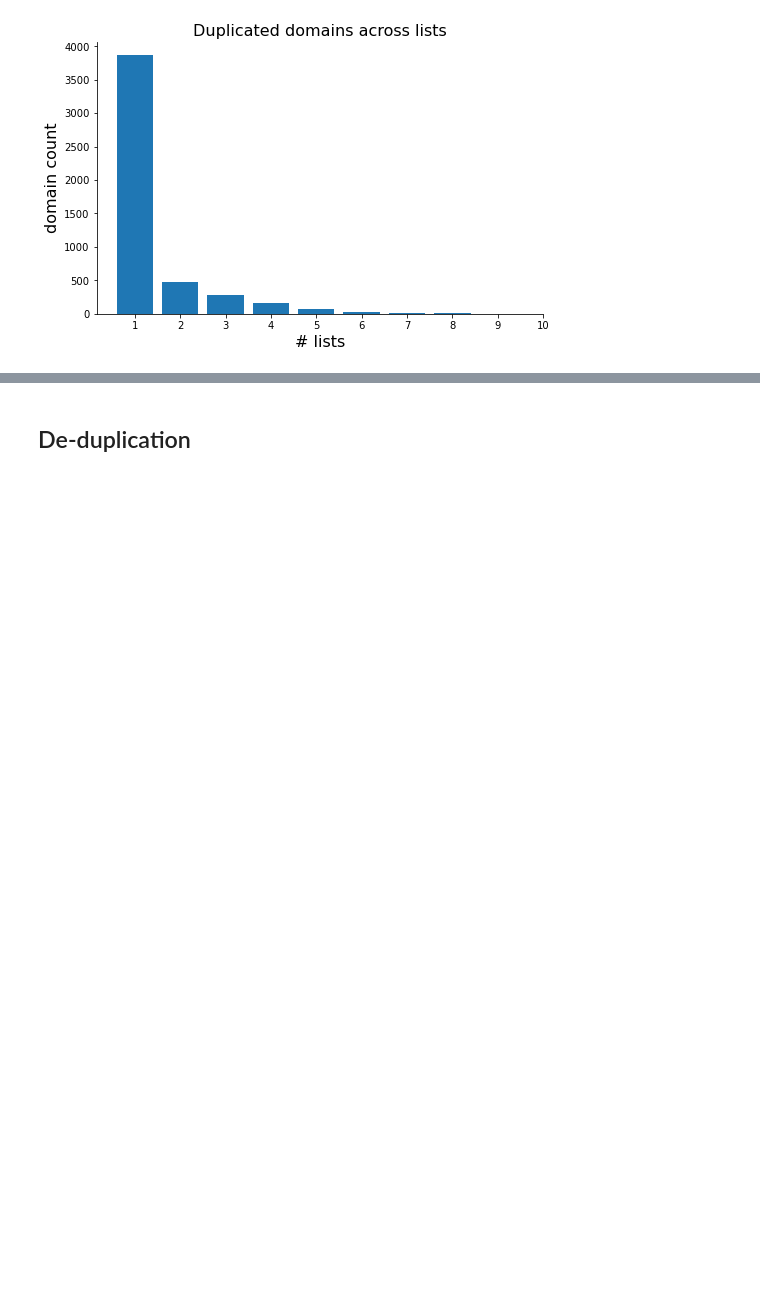
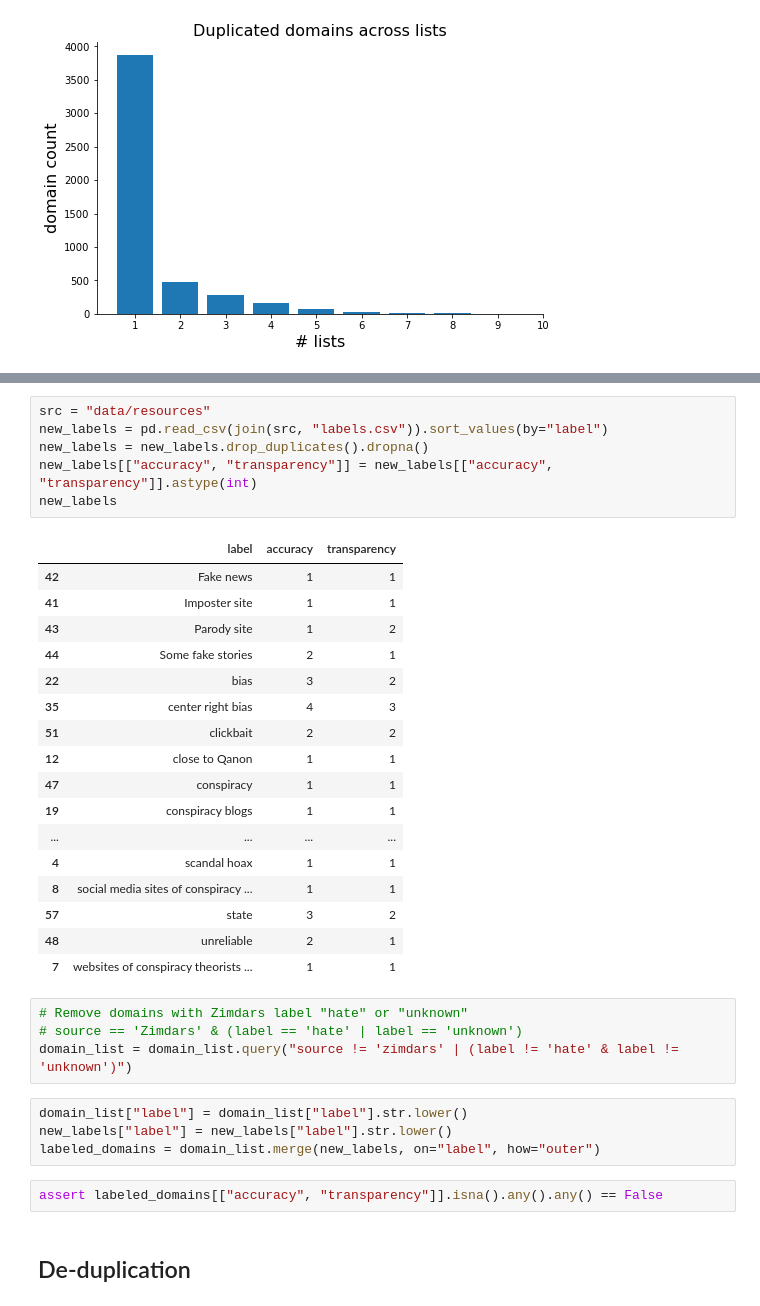
Before and after one commit to JanaLasser/misinformation_domains, a Jupyter notebook: clean_misinformation_domains.ipynb, the cells around one changed output, grey strips where cells are left out. Drawn from its saved outputs; the diff is of its cells as text; blank space fills up the shorter version.

Commit message:
updated with accuracy/transparency mapping

```diff
--- a/clean_misinformation_domains.ipynb
+++ b/clean_misinformation_domains.ipynb
@@ -183,2 +149,36 @@ domain_list['harm_score'] = domain_list['label'].replace(label_map)
+# %%
+src = "data/resources"
+new_labels = pd.read_csv(join(src, "labels.csv")).sort_values(by="label")
+new_labels = new_labels.drop_duplicates().dropna()
+new_labels[["accuracy", "transparency"]] = new_labels[["accuracy", "transparency"]].astype(int)
+new_labels
+# %% [output]
+|  | label | accuracy | transparency |
+| 42 | Fake news | 1 | 1 |
+| 41 | Imposter site | 1 | 1 |
+| 43 | Parody site | 1 | 2 |
+| 44 | Some fake stories | 2 | 1 |
+| 22 | bias | 3 | 2 |
+| 35 | center right bias | 4 | 3 |
+| 51 | clickbait | 2 | 2 |
+| 12 | close to Qanon | 1 | 1 |
+| 47 | conspiracy | 1 | 1 |
+| 19 | conspiracy blogs | 1 | 1 |
+| ... | ... | ... | ... |
+| 4 | scandal hoax | 1 | 1 |
+| 8 | social media sites of conspiracy ... | 1 | 1 |
+| 57 | state | 3 | 2 |
+| 48 | unreliable | 2 | 1 |
+| 7 | websites of conspiracy theorists ... | 1 | 1 |
+# %%
+# Remove domains with Zimdars label "hate" or "unknown"
+# source == 'Zimdars' & (label == 'hate' | label == 'unknown')
+domain_list = domain_list.query("source != 'zimdars' | (label != 'hate' & label != 'unknown')")
+# %%
+domain_list["label"] = domain_list["label"].str.lower()
+new_labels["label"] = new_labels["label"].str.lower()
+labeled_domains = domain_list.merge(new_labels, on="label", how="outer")
+# %%
+assert labeled_domains[["accuracy", "transparency"]].isna().any().any() == False
 # %% [markdown]
 ## De-duplication
```
Also changed, not shown: parts of 35 cells of this notebook.
